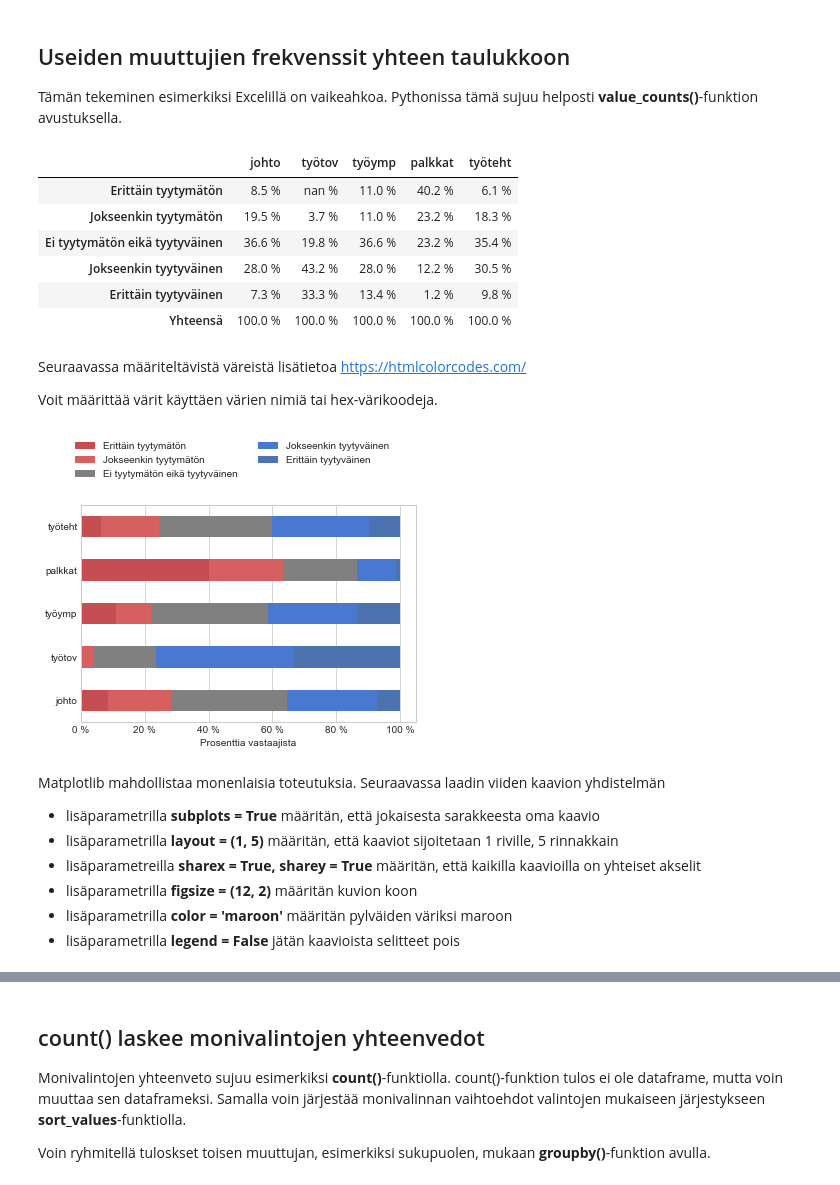
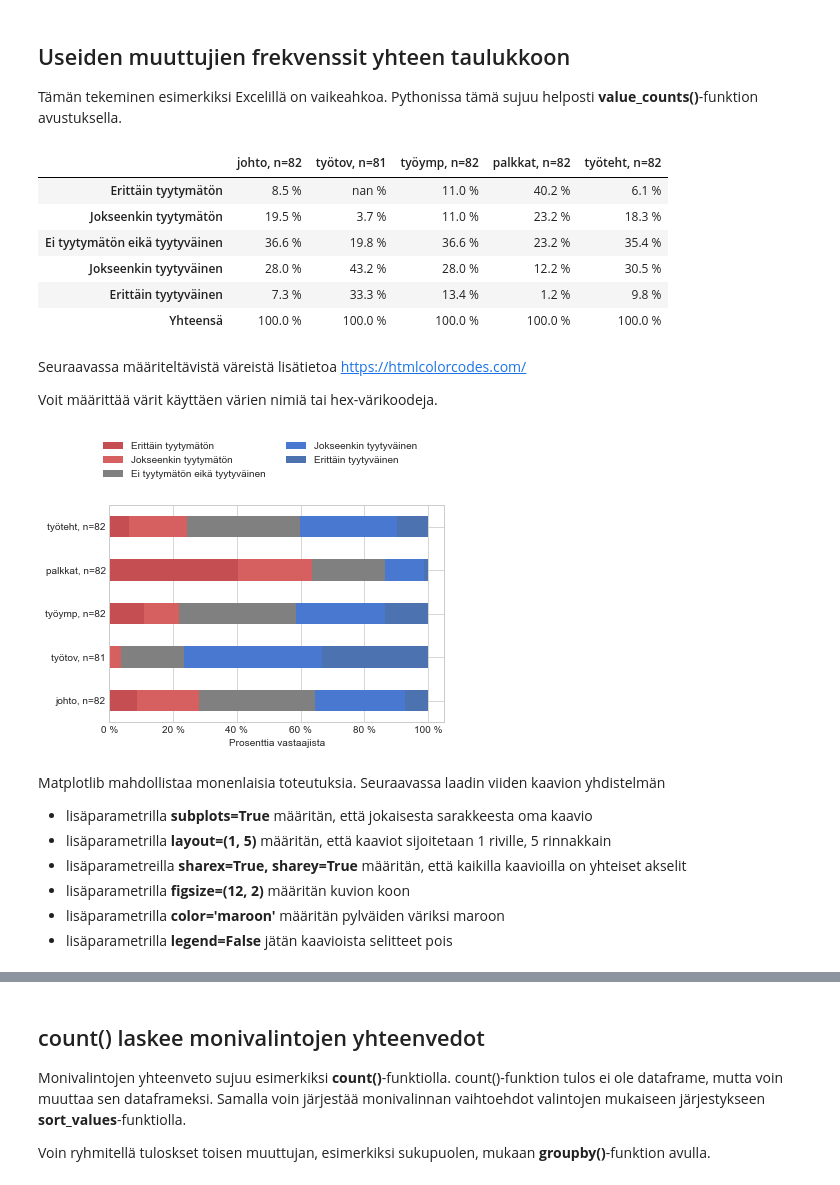
Before and after one commit to taanila/selittava, a Jupyter notebook: lukumaaria.ipynb, the cells around one changed output, grey strips where cells are left out. Saved outputs shown, nothing was run; the diff lists cells and outputs as text; code cells hidden in the pictures.

```diff
--- a/lukumaaria.ipynb
+++ b/lukumaaria.ipynb
@@ -185,10 +179,14 @@ df4.index = tyytyväisyys
 
 df4.loc['Yhteensä'] = df4.sum()
 
+# Kikkailen n-arvot otsikoihin
+for var in df4.columns:
+    df4 = df4.rename(columns = {var : var + ', n=' + str(df[var].count())})
+
 # Loppusilaus
 (df4*100).style.format('{:.1f} %')
 # %% [output]
-|  | johto | työtov | työymp | palkkat | työteht |
+|  | johto, n=82 | työtov, n=81 | työymp, n=82 | palkkat, n=82 | työteht, n=82 |
 | Erittäin tyytymätön | 8.5 % | nan % | 11.0 % | 40.2 % | 6.1 % |
 | Jokseenkin tyytymätön | 19.5 % | 3.7 % | 11.0 % | 23.2 % | 18.3 % |
 | Ei tyytymätön eikä tyytyväinen | 36.6 % | 19.8 % | 36.6 % | 23.2 % | 35.4 % |
@@ -202,27 +200,24 @@ Voit määrittää värit käyttäen värien nimiä tai hex-värikoodeja.
 # %%
 # Edellinen 100 % pylväinä
 ax4 = df4.drop('Yhteensä').T.plot.barh(stacked = True,
-                    color = ['#C44E52', '#D65F5F', 'gray', '#4878CF', '#4C72B0'])
+                    color=['#C44E52','#D65F5F','gray','#4878CF','#4C72B0'])
 
 ax4.set_xlabel('Prosenttia vastaajista')
 
 # Selitteen sijainti; 2 selitettä vierekkäin
-ax4.legend(loc = (-0.03, 1.1), ncol = 2)
+ax4.legend(loc=(-0.03, 1.1), ncol=2)
 
 # x-akselin ticksien tuunaus
 ax4.xaxis.set_major_formatter(myFmt1)
-
-# Poistan vaakasuuntaisen taustaviivoituksen
-ax4.grid(axis = 'y')
 # %% [output]
-[figure, old version]
+[figure, new version]
 # %% [markdown]
 Matplotlib mahdollistaa monenlaisia toteutuksia. Seuraavassa laadin viiden kaavion yhdistelmän
 
-- lisäparametrilla <b>subplots = True</b> määritän, että jokaisesta sarakkeesta oma kaavio
-- lisäparametrilla <b>layout = (1, 5)</b> määritän, että kaaviot sijoitetaan 1 riville, 5 rinnakkain
-- lisäparametreilla <b>sharex = True, sharey = True</b> määritän, että kaikilla kaavioilla on yhteiset akselit
-- lisäparametrilla <b>figsize = (12, 2)</b> määritän kuvion koon
-- lisäparametrilla <b>color = 'maroon'</b> määritän pylväiden väriksi maroon
-- lisäparametrilla <b>legend = False</b> jätän kaavioista selitteet pois
+- lisäparametrilla <b>subplots=True</b> määritän, että jokaisesta sarakkeesta oma kaavio
+- lisäparametrilla <b>layout=(1, 5)</b> määritän, että kaaviot sijoitetaan 1 riville, 5 rinnakkain
+- lisäparametreilla <b>sharex=True, sharey=True</b> määritän, että kaikilla kaavioilla on yhteiset akselit
+- lisäparametrilla <b>figsize=(12, 2)</b> määritän kuvion koon
+- lisäparametrilla <b>color='maroon'</b> määritän pylväiden väriksi maroon
+- lisäparametrilla <b>legend=False</b> jätän kaavioista selitteet pois
 # %%
```
Also changed, not shown: parts of 18 cells of this notebook.
